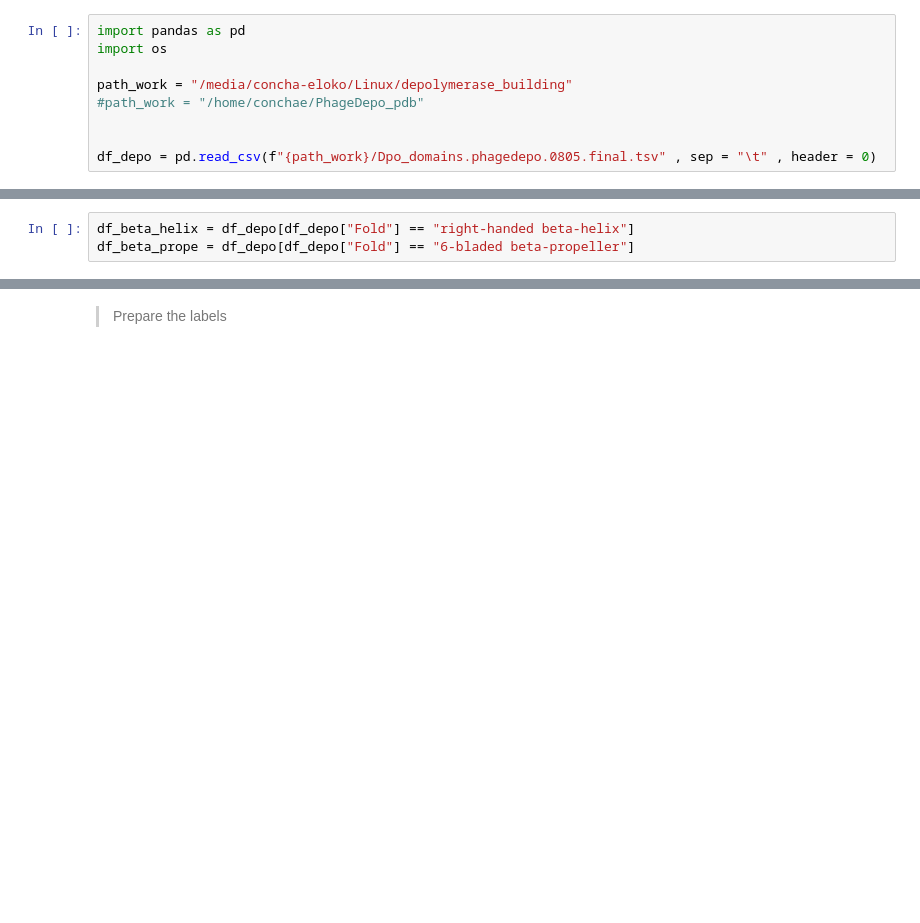
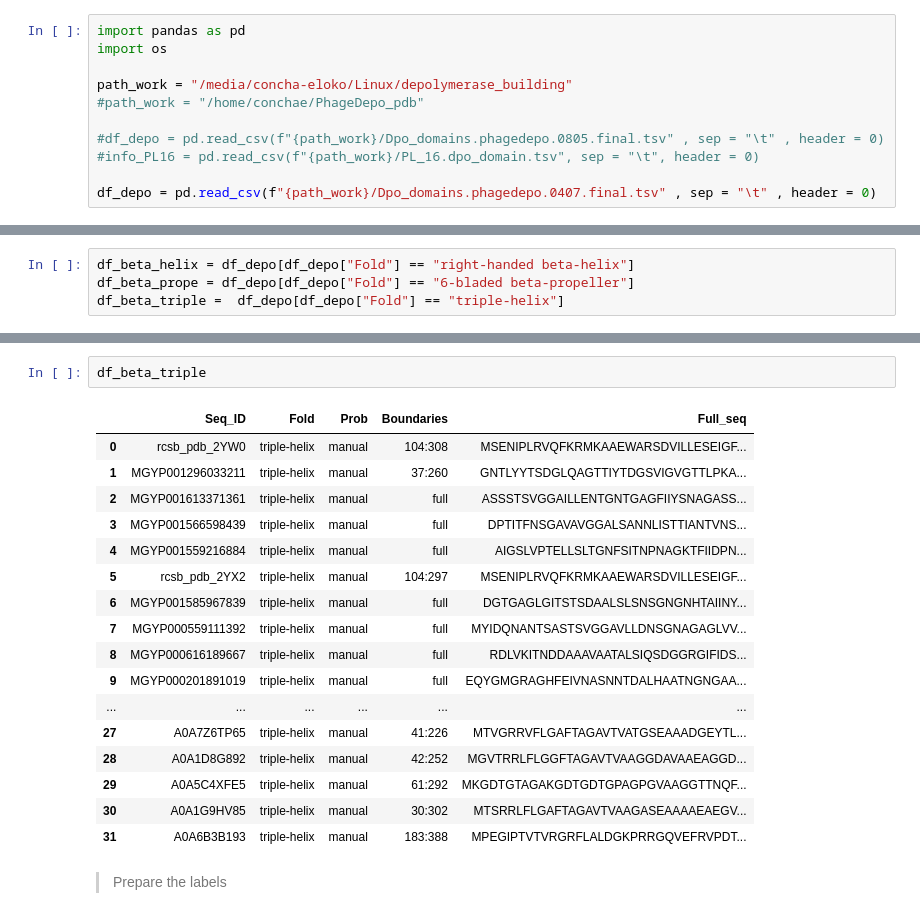
Before and after one commit to dimiboeckaerts/DepoScope, a Jupyter notebook: scripts_clean/VI.PT1_esm2_FineTuning_Token_class.ipynb, the cells around one changed output, grey strips where cells are left out. Cells and saved outputs as stored; diff of their text form; blank space fills up the shorter version.

```diff
--- a/scripts_clean/VI.PT1_esm2_FineTuning_Token_class.ipynb
+++ b/scripts_clean/VI.PT1_esm2_FineTuning_Token_class.ipynb
@@ -26,5 +48,7 @@ import os
 path_work = "/media/concha-eloko/Linux/depolymerase_building"
 #path_work = "/home/conchae/PhageDepo_pdb"
 
+#df_depo = pd.read_csv(f"{path_work}/Dpo_domains.phagedepo.0805.final.tsv" , sep = "\t" , header = 0)
+#info_PL16 = pd.read_csv(f"{path_work}/PL_16.dpo_domain.tsv", sep = "\t", header = 0)
 
-df_depo = pd.read_csv(f"{path_work}/Dpo_domains.phagedepo.0805.final.tsv" , sep = "\t" , header = 0)
+df_depo = pd.read_csv(f"{path_work}/Dpo_domains.phagedepo.0407.final.tsv" , sep = "\t" , header = 0)
@@ -36,3 +76,4 @@ array(['right-handed beta-helix', '6-bladed beta-propeller',
 # %%
 df_beta_helix = df_depo[df_depo["Fold"] == "right-handed beta-helix"]
 df_beta_prope = df_depo[df_depo["Fold"] == "6-bladed beta-propeller"]
+df_beta_triple =  df_depo[df_depo["Fold"] == "triple-helix"]
@@ -71,3 +80,23 @@ df_beta_helix
+# %%
+df_beta_triple
+# %% [output]
+|  | Seq_ID | Fold | Prob | Boundaries | Full_seq |
+| 0 | rcsb_pdb_2YW0 | triple-helix | manual | 104:308 | MSENIPLRVQFKRMKAAEWARSDVILLESEIGF... |
+| 1 | MGYP001296033211 | triple-helix | manual | 37:260 | GNTLYYTSDGLQAGTTIYTDGSVIGVGTTLPKA... |
+| 2 | MGYP001613371361 | triple-helix | manual | full | ASSSTSVGGAILLENTGNTGAGFIIYSNAGASS... |
+| 3 | MGYP001566598439 | triple-helix | manual | full | DPTITFNSGAVAVGGALSANNLISTTIANTVNS... |
+| 4 | MGYP001559216884 | triple-helix | manual | full | AIGSLVPTELLSLTGNFSITNPNAGKTFIIDPN... |
+| 5 | rcsb_pdb_2YX2 | triple-helix | manual | 104:297 | MSENIPLRVQFKRMKAAEWARSDVILLESEIGF... |
+| 6 | MGYP001585967839 | triple-helix | manual | full | DGTGAGLGITSTSDAALSLSNSGNGNHTAIINY... |
+| 7 | MGYP000559111392 | triple-helix | manual | full | MYIDQNANTSASTSVGGAVLLDNSGNAGAGLVV... |
+| 8 | MGYP000616189667 | triple-helix | manual | full | RDLVKITNDDAAAVAATALSIQSDGGRGIFIDS... |
+| 9 | MGYP000201891019 | triple-helix | manual | full | EQYGMGRAGHFEIVNASNNTDALHAATNGNGAA... |
+| ... | ... | ... | ... | ... | ... |
+| 27 | A0A7Z6TP65 | triple-helix | manual | 41:226 | MTVGRRVFLGAFTAGAVTVATGSEAAADGEYTL... |
+| 28 | A0A1D8G892 | triple-helix | manual | 42:252 | MGVTRRLFLGGFTAGAVTVAAGGDAVAAEAGGD... |
+| 29 | A0A5C4XFE5 | triple-helix | manual | 61:292 | MKGDTGTAGAKGDTGDTGPAGPGVAAGGTTNQF... |
+| 30 | A0A1G9HV85 | triple-helix | manual | 30:302 | MTSRRLFLGAFTAGAVTVAAGASEAAAAEAEGV... |
+| 31 | A0A6B3B193 | triple-helix | manual | 183:388 | MPEGIPTVTVRGRFLALDGKPRRGQVEFRVPDT... |
 # %% [markdown]
 > Prepare the labels
 # %%
```
Also changed, not shown: parts of 25 cells of this notebook, 13 other files.
